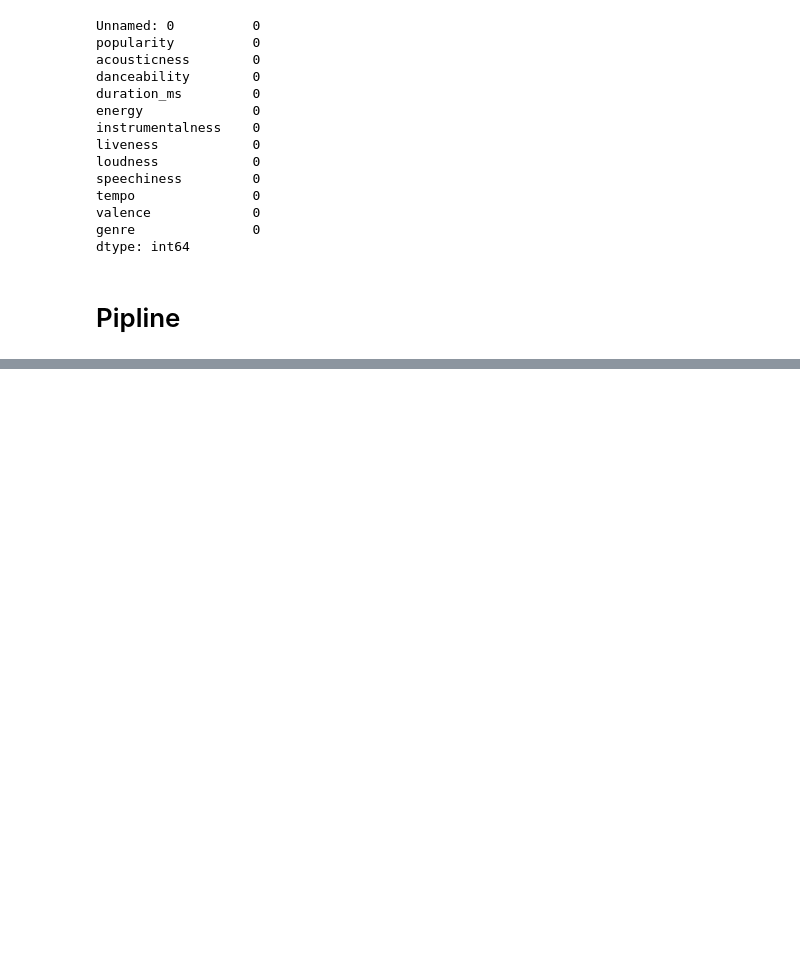
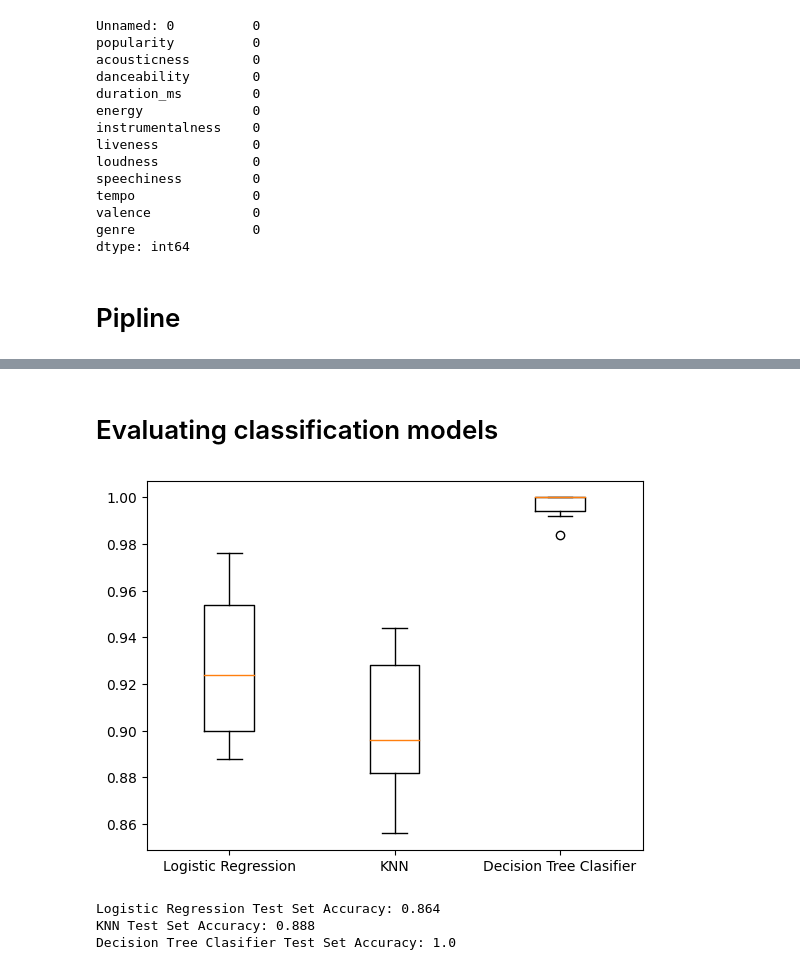
Before and after one commit to magannamazur/Codewars, a Jupyter notebook: DataCamp/a_supervised.ipynb, the cells around one changed output, grey strips where cells are left out. Saved outputs shown, nothing was run; the diff lists cells and outputs as text; code cells hidden in the pictures; blank space fills up the shorter version.

```diff
--- a/DataCamp/a_supervised.ipynb
+++ b/DataCamp/a_supervised.ipynb
@@ -406,0 +462,9 @@ pipeline.score(X_test, y_test)
+# %%
+steps = [('scaler', StandardScaler()),
+        ('knn', KNeighborsClassifier())]
+pipeline = Pipeline(steps)
+parameters = {'knn__n_neighbors': np.arange(1,50)} # double__ becouse it comes from pipeline
+kf = KFold(n_splits=5,shuffle=True, random_state=42)
+cv = GridSearchCV(pipeline, param_grid=parameters, cv = kf)
+cv.fit(X_train, y_train)
+print(cv.best_score_)
@@ -406,0 +486,31 @@ pipeline.score(X_test, y_test)
+# %% [markdown]
+# Evaluating classification models
+# %%
+from sklearn.tree import DecisionTreeClassifier
+X = music_df.drop('genre', axis = 1).values
+y = music_df['genre'].values
+X_train,X_test,y_train,y_test = train_test_split(X,y,random_state=42)
+scaler = StandardScaler()
+X_train_scaled = scaler.fit_transform(X_train)
+X_test_scaled = scaler.transform(X_test)
+models = {'Logistic Regression': LogisticRegression(), 'KNN': KNeighborsClassifier(),
+          'Decision Tree Classifier': DecisionTreeClassifier()}
+results = []
+for model in models.values():
+    kf = KFold(n_splits=6,shuffle=True, random_state=42)
+    cv_results = cross_val_score(model,X_train_scaled,y_train,cv=kf)
+    results.append(cv_results)
+
+plt.boxplot(results, labels = models.keys())
+plt.show()
+# %% [output]
+[figure, added]
+# %%
+for name, model in models.items():
+    model.fit(X_train_scaled, y_train)
+    test_score = model.score(X_test_scaled, y_test)
+    print("{} Test Set Accuracy: {}".format(name,test_score))
+# %% [output]
+Logistic Regression Test Set Accuracy: 0.864
+KNN Test Set Accuracy: 0.888
+Decision Tree Clasifier Test Set Accuracy: 1.0
```
Also changed, not shown: parts of 13 cells of this notebook.
